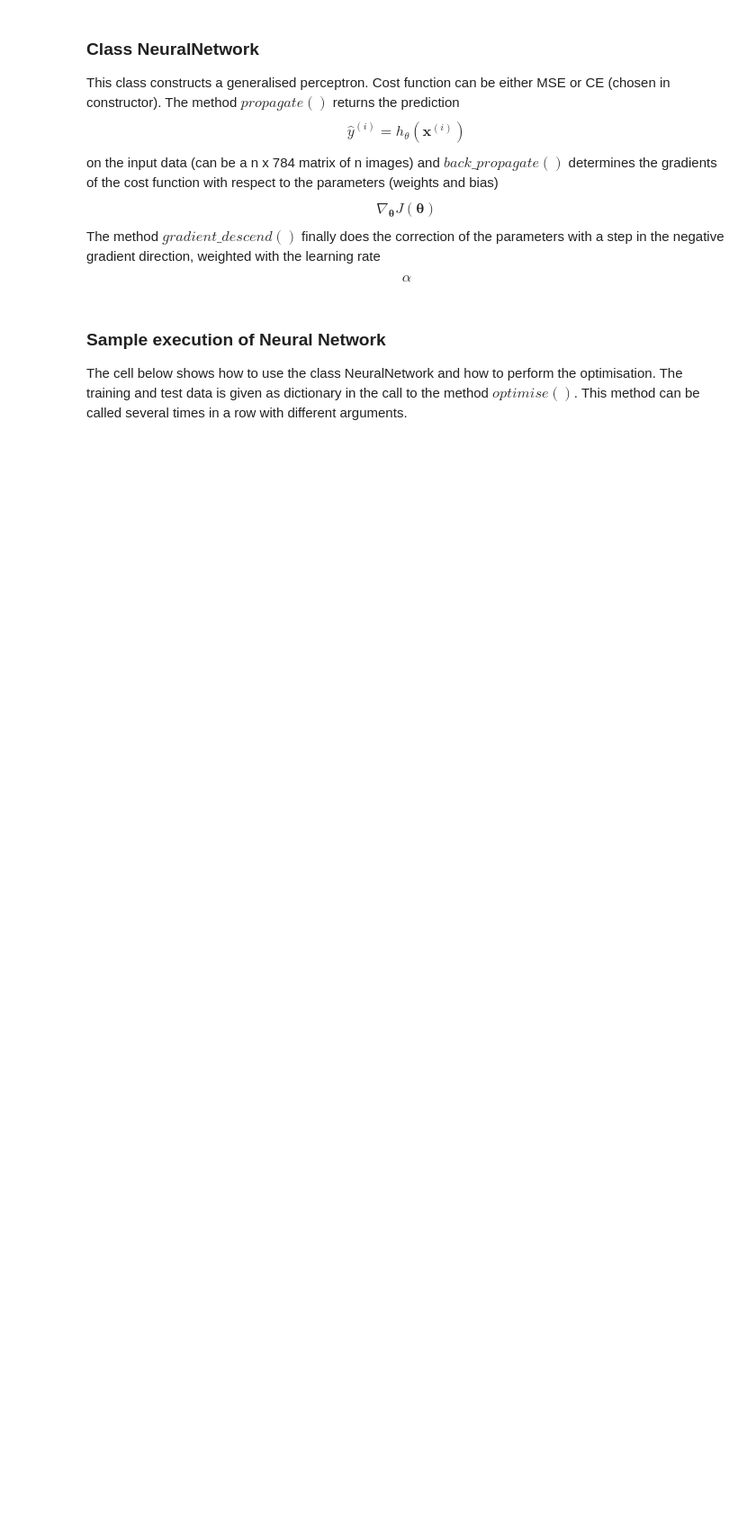
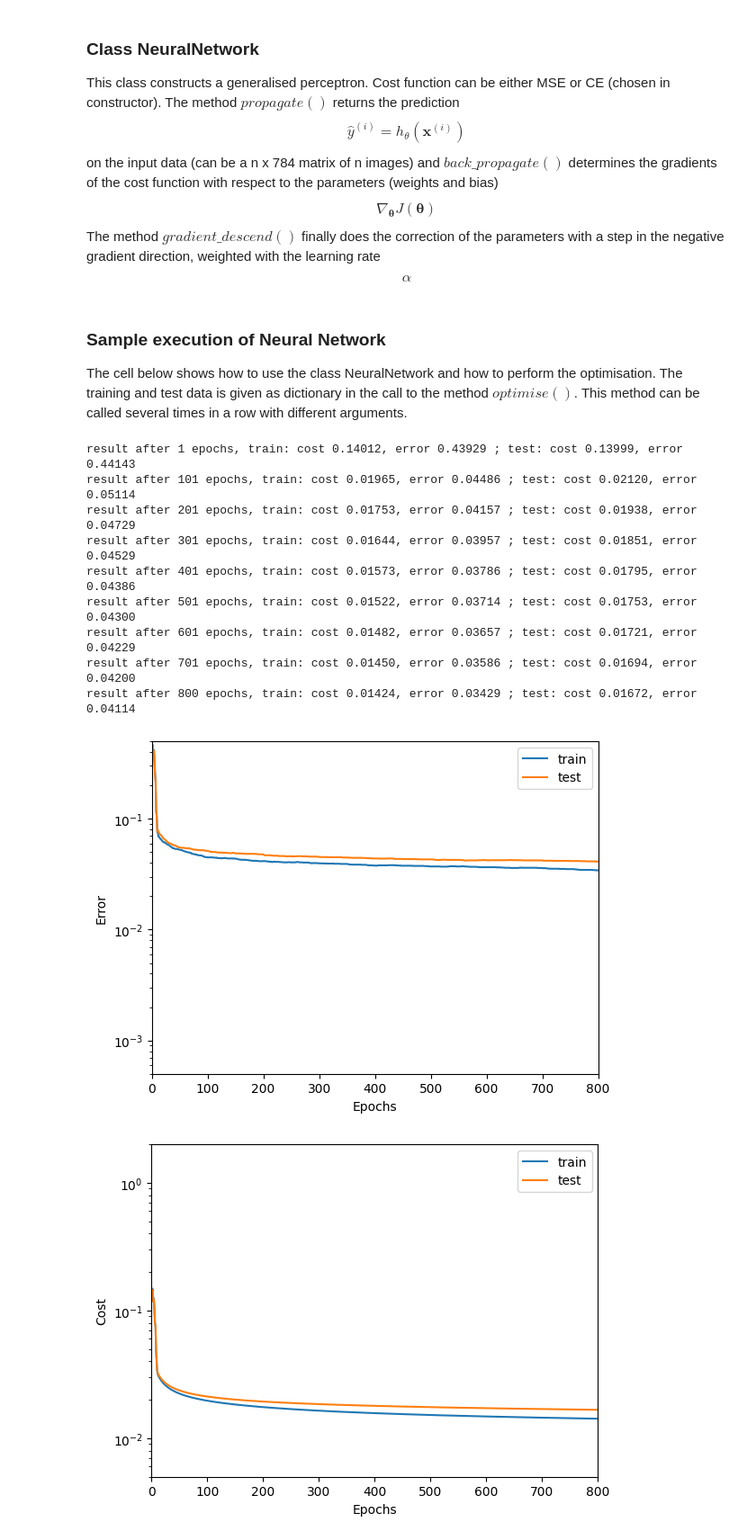
Before and after one commit to diegofrl/DeLearn23-24_PWs, a Jupyter notebook: PW1/generalised_perceptron_stud.ipynb, the cells around one changed output. Shown at 90% size. Saved outputs shown, nothing was run; the diff lists cells and outputs as text; code cells hidden in the pictures; blank space fills up the shorter version.

```diff
--- a/PW1/generalised_perceptron_stud.ipynb
+++ b/PW1/generalised_perceptron_stud.ipynb
@@ -261,6 +281,9 @@ class NeuralNetwork:
         """
         ### START YOUR CODE ###
 
+        #implement sigmoid function
+        z = 1/(1 + np.exp(-z))
+
         return z
 
         ### END YOUR CODE ###
@@ -273,14 +296,23 @@ class NeuralNetwork:
         #abbreviation
         m = x.shape[0]
 
+        sum_w = 0
+        sum_b = 0
         if self.cost_function == self.cost_MSE:
         ### START YOUR CODE ###
 
-            self.grad_w = np.zeros((784,1))
-            self.grad_b = 0
+
+            # compute gradient with MSE cost function
+            dz = y_pred * (1 - y_pred) * (y_pred - y)
+            self.grad_w = np.dot(x.T, dz) / m
+            self.grad_b = np.sum(dz) / m
+
         else:
-            self.grad_w = np.zeros((784,1))
-            self.grad_b = 0
+            # compute gradient with CE cost function
+            dz = y_pred - y
+            self.grad_w = np.dot(x.T, dz) / m
+            self.grad_b = np.sum(dz) / m
+
 
         ### END YOUR CODE ###
 
@@ -315,9 +347,13 @@ class NeuralNetwork:
 
             ### START YOUR CODE ###
 
-            cost = 0.123
+            #implement MSE cost function
+            cost = 1/(2*m) * np.sum((y_pred - y)**2)
+
         else:
-            cost = 0.123
+
+            #implement CE cost function
+            cost = -1/m * np.sum(y * np.log(y_pred) + (1 - y) * np.log(1 - y_pred))
 
         ### END YOUR CODE ###
 
@@ -433,13 +469,24 @@ The cell below shows how to use the class NeuralNetwork and how to perform the o
 # %%
 x_train, x_test, y_train, y_test = prepare_data(0, 2, train_size=0.8, min_max_normalise=0, flatten=1)
 
 data = {'x_train' : x_train, 'y_train' : y_train, 'x_test' : x_test, 'y_test' : y_test}
 
 
-NNet = NeuralNetwork(cost_function=1, random_std = 0.2, size_in = 784)
+NNet_MSE = NeuralNetwork(cost_function=0, random_std = 0.2, size_in = 784)
 
-NNet.optimise(data, 500, 0.5, debug=100)
-NNet.optimise(data, 500, 0.25, debug=100)
+NNet_MSE.optimise(data, 800, 0.5, debug=100)
 
-plot_error(NNet)
-plot_cost(NNet)
+plot_error(NNet_MSE)
+plot_cost(NNet_MSE)
+# %% [output]
+result after 1 epochs, train: cost 0.14012, error 0.43929 ; test: cost 0.13999, error 0.44143
+result after 101 epochs, train: cost 0.01965, error 0.04486 ; test: cost 0.02120, error 0.05114
+result after 201 epochs, train: cost 0.01753, error 0.04157 ; test: cost 0.01938, error 0.04729
+result after 301 epochs, train: cost 0.01644, error 0.03957 ; test: cost 0.01851, error 0.04529
+result after 401 epochs, train: cost 0.01573, error 0.03786 ; test: cost 0.01795, error 0.04386
+result after 501 epochs, train: cost 0.01522, error 0.03714 ; test: cost 0.01753, error 0.04300
+result after 601 epochs, train: cost 0.01482, error 0.03657 ; test: cost 0.01721, error 0.04229
+result after 701 epochs, train: cost 0.01450, error 0.03586 ; test: cost 0.01694, error 0.04200
+result after 800 epochs, train: cost 0.01424, error 0.03429 ; test: cost 0.01672, error 0.04114
+[figure, added]
+[figure, added]
```
Also changed, not shown: parts of 9 cells of this notebook, 1 other file.
